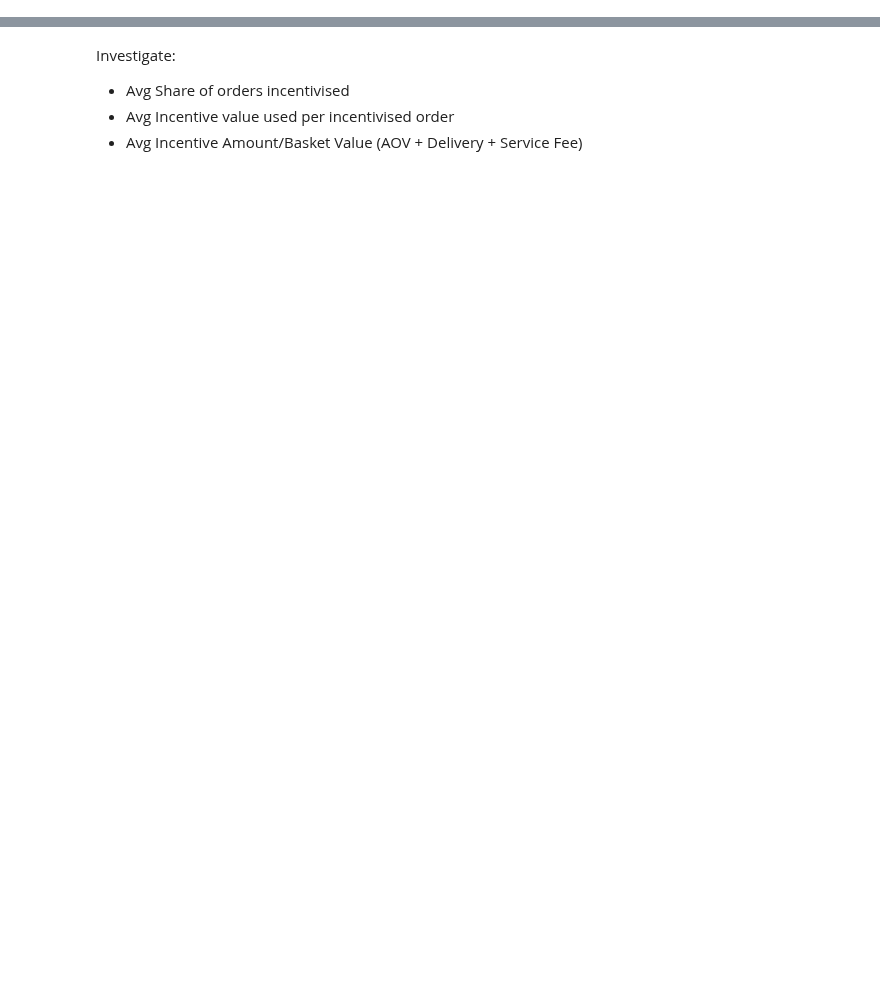
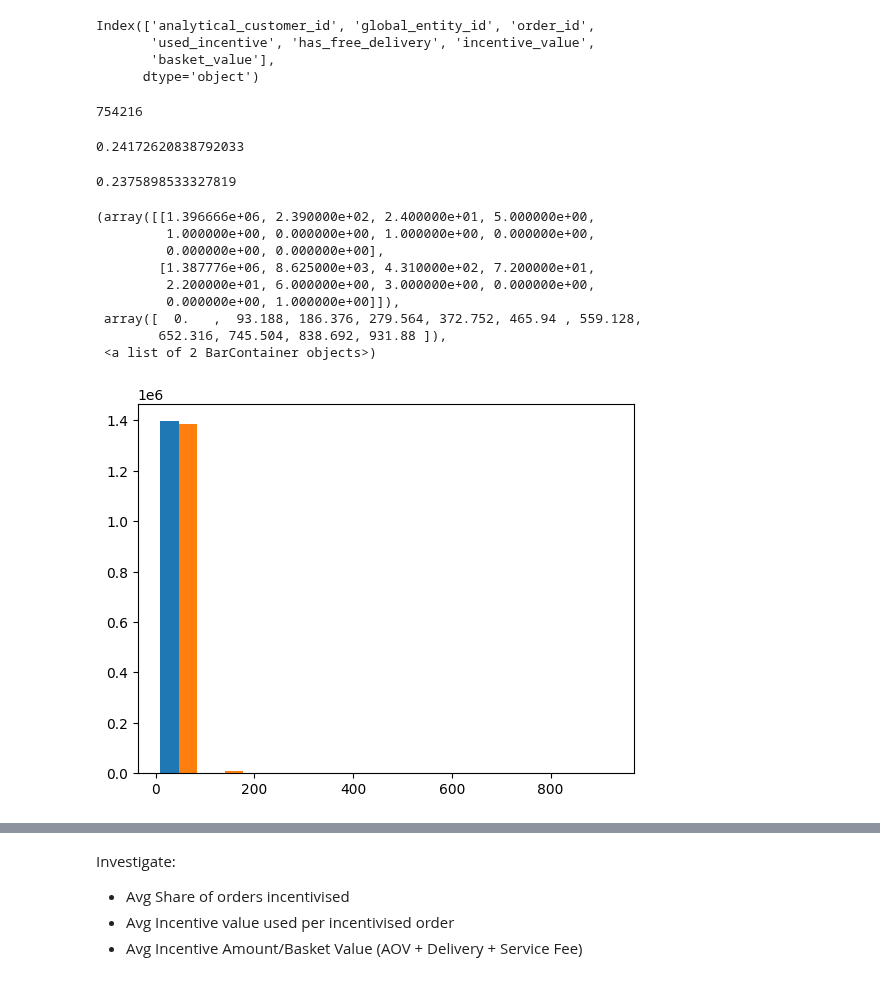
Before and after one commit to AChiaraCapuano/incentives_analysis, a Jupyter notebook: analysis.ipynb, the cells around one changed output, grey strips where cells are left out. Saved outputs shown, nothing was run; the diff lists cells and outputs as text; code cells hidden in the pictures; blank space fills up the shorter version.

```diff
--- a/analysis.ipynb
+++ b/analysis.ipynb
@@ -4,3 +4,49 @@ import pandas as pd
 import json
 import matplotlib.pyplot as plt
 import numpy as np
+# %%
+q_cust = '''
+SELECT analytical_customer_id,global_entity_id, order_id,
+  CASE WHEN (is_discount OR is_voucher OR is_joker)
+    THEN 1 else 0 end as used_incentive,
+  CASE WHEN is_free_delivery
+    THEN 1 else 0 end as has_free_delivery,
+  IFNULL(value.incentives.voucher_total_eur,0)+IFNULL(value.incentives.discount_total_eur, 0) AS incentive_value,
+  value.order.gmv_eur as basket_value
+FROM `fulfillment-dwh-production.curated_data_shared_coredata_business.orders` left join unnest(addons.subscriptions) as ad
+WHERE is_successful = true and global_entity_id="FO_NO" and date(partition_date_local) between "2023-01-01" and "2023-12-31" and is_corporate = false and ad.subscription_id is null
+'''
+# %%
+df_customer = pandas_gbq.read_gbq(q_cust)
+# %%
+df_customer.columns
+# %% [output]
+Index(['analytical_customer_id', 'global_entity_id', 'order_id',
+       'used_incentive', 'has_free_delivery', 'incentive_value',
+       'basket_value'],
+      dtype='object')
+# %%
+df_customer['analytical_customer_id'].nunique()
+# %% [output]
+754216
+# %%
+len(df_customer[df_customer['used_incentive']==True])/len(df_customer)
+# %% [output]
+0.24172620838792033
+# %%
+len(df_customer[df_customer['has_free_delivery']==True])/len(df_customer)
+# %% [output]
+0.2375898533327819
+# %%
+plt.hist(df_customer[df_customer['used_incentive']==True][['incentive_value', 'basket_value']])
+# %% [output]
+(array([[1.396666e+06, 2.390000e+02, 2.400000e+01, 5.000000e+00,
+         1.000000e+00, 0.000000e+00, 1.000000e+00, 0.000000e+00,
+         0.000000e+00, 0.000000e+00],
+        [1.387776e+06, 8.625000e+03, 4.310000e+02, 7.200000e+01,
+         2.200000e+01, 6.000000e+00, 3.000000e+00, 0.000000e+00,
+         0.000000e+00, 1.000000e+00]]),
+ array([  0.   ,  93.188, 186.376, 279.564, 372.752, 465.94 , 559.128,
+        652.316, 745.504, 838.692, 931.88 ]),
+ <a list of 2 BarContainer objects>)
+[figure, added]
```
Also changed, not shown: parts of 1 cell of this notebook.
